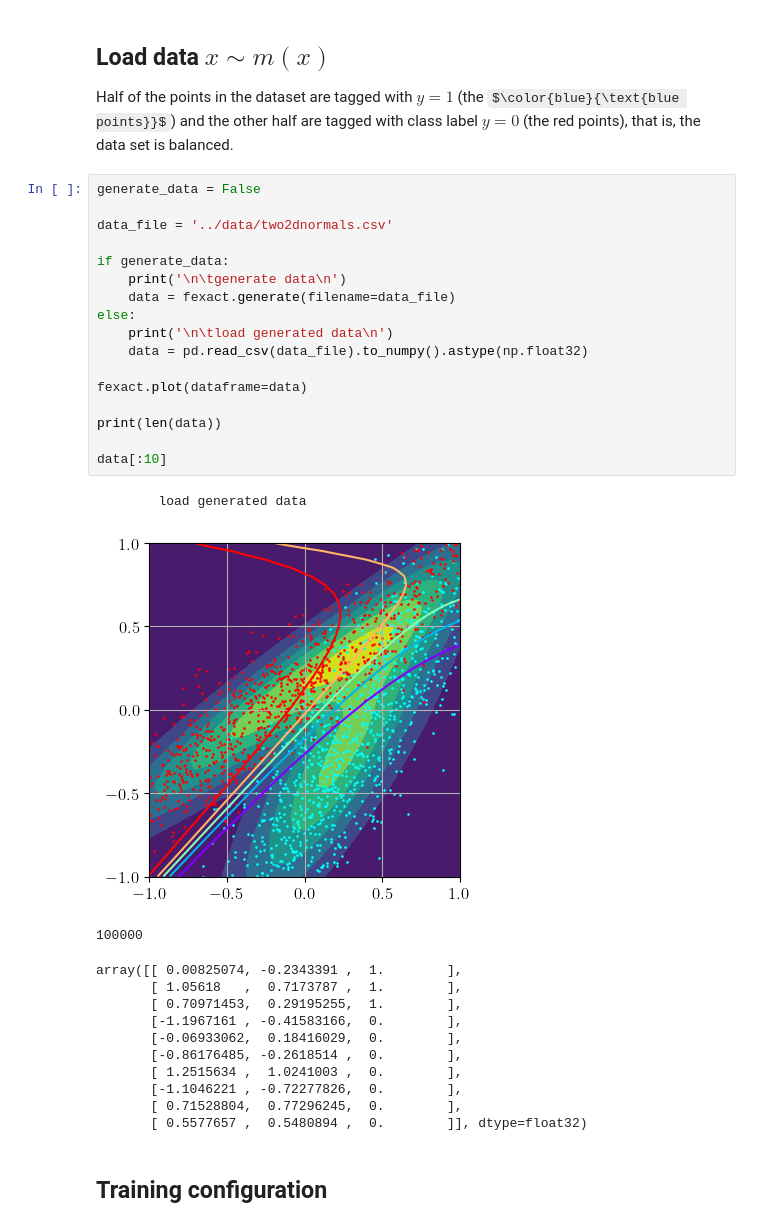
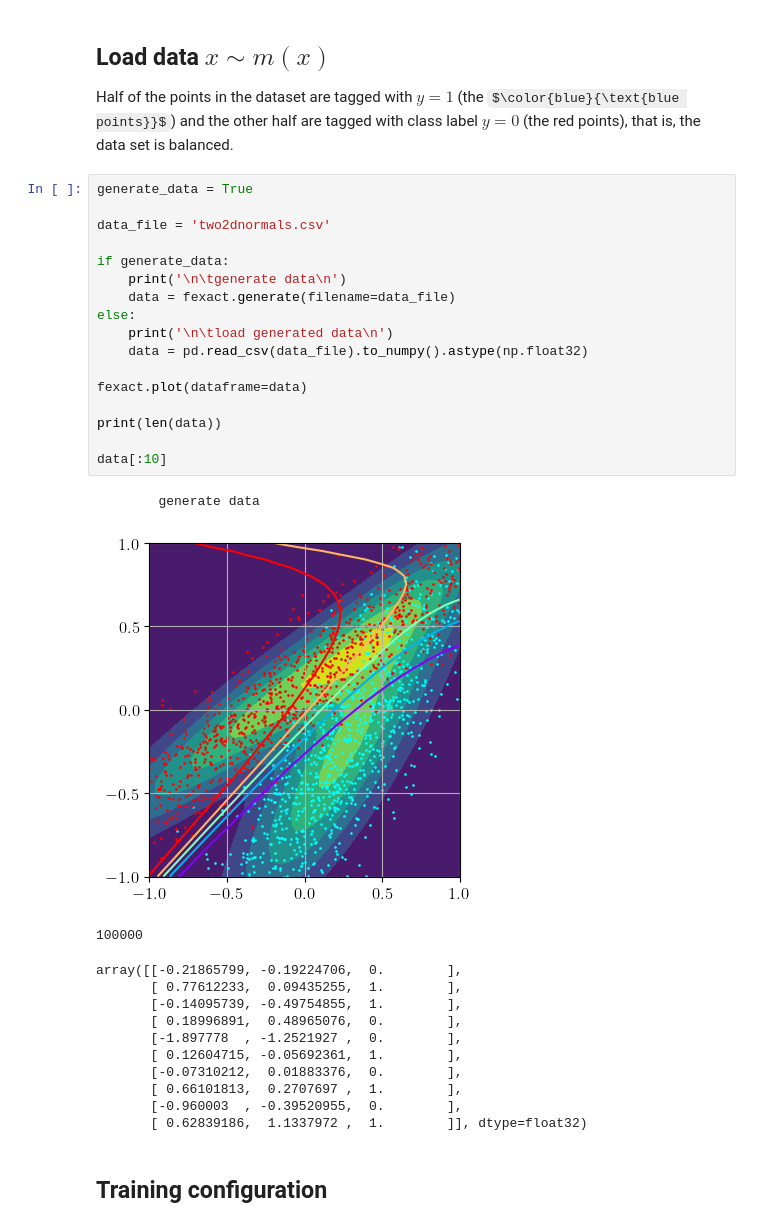
Before and after one commit to hbprosper/mlinphysics, a Jupyter notebook: Labs/02.Metrics/code/tutorial_2D_binary_classifer.ipynb, the cells around one changed output. Drawn from its saved outputs; the diff is of its cells as text; some formulas as TeX source.

Commit message:
fix bug in generate function

```diff
--- a/Labs/02.Metrics/code/tutorial_2D_binary_classifer.ipynb
+++ b/Labs/02.Metrics/code/tutorial_2D_binary_classifer.ipynb
@@ -267,36 +275,36 @@ fexact.plot()
 ## Load data $x \sim m(x)$
 Half of the points in the dataset are tagged with $y = 1$ (the $\color{blue}{\text{blue points}}$) and the other half are tagged with class label $y = 0$ (the red points), that is, the data set is balanced.
 # %%
-generate_data = False
+generate_data = True
 
-data_file = '../data/two2dnormals.csv'
+data_file = 'two2dnormals.csv'
 
 if generate_data:
     print('\n\tgenerate data\n')
     data = fexact.generate(filename=data_file)
 else:
     print('\n\tload generated data\n')
     data = pd.read_csv(data_file).to_numpy().astype(np.float32)
 
 fexact.plot(dataframe=data)
 
 print(len(data))
 
 data[:10]
 # %% [output]
-        load generated data
+        generate data
-[figure, old version]
+[figure, new version]
 100000
-array([[ 0.00825074, -0.2343391 ,  1.        ],
-       [ 1.05618   ,  0.7173787 ,  1.        ],
-       [ 0.70971453,  0.29195255,  1.        ],
-       [-1.1967161 , -0.41583166,  0.        ],
-       [-0.06933062,  0.18416029,  0.        ],
-       [-0.86176485, -0.2618514 ,  0.        ],
-       [ 1.2515634 ,  1.0241003 ,  0.        ],
-       [-1.1046221 , -0.72277826,  0.        ],
-       [ 0.71528804,  0.77296245,  0.        ],
-       [ 0.5577657 ,  0.5480894 ,  0.        ]], dtype=float32)
+array([[-0.21865799, -0.19224706,  0.        ],
+       [ 0.77612233,  0.09435255,  1.        ],
+       [-0.14095739, -0.49754855,  1.        ],
+       [ 0.18996891,  0.48965076,  0.        ],
+       [-1.897778  , -1.2521927 ,  0.        ],
+       [ 0.12604715, -0.05692361,  1.        ],
+       [-0.07310212,  0.01883376,  0.        ],
+       [ 0.66101813,  0.2707697 ,  1.        ],
+       [-0.960003  , -0.39520955,  0.        ],
+       [ 0.62839186,  1.1337972 ,  1.        ]], dtype=float32)
 # %% [markdown]
 ## Training configuration
 # %%
```
Also changed, not shown: parts of 6 cells of this notebook.
